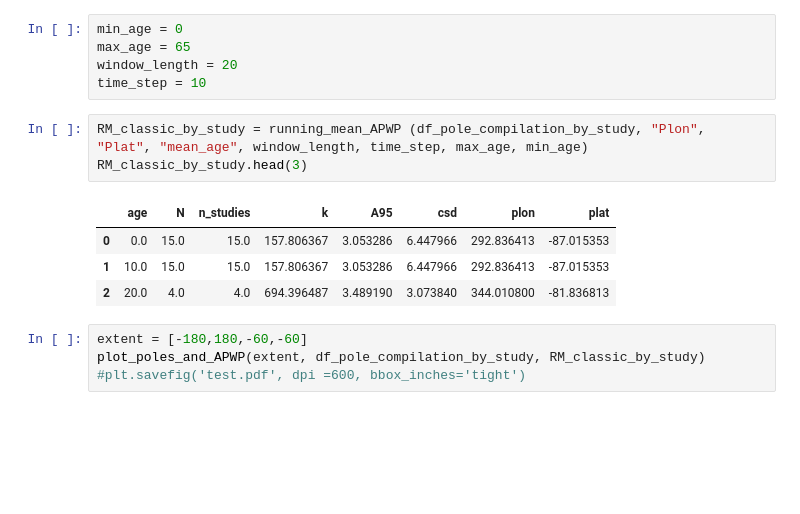
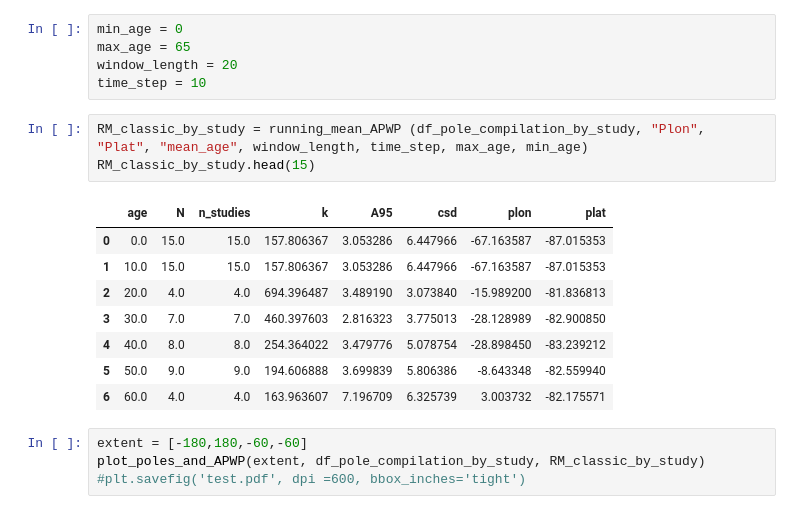
Before and after one commit to PolarWandering/Young_CEED, a Jupyter notebook: 2_APWP_conventional.ipynb, the cells around one changed output. Saved outputs shown, nothing was run; the diff lists cells and outputs as text; blank space fills up the shorter version.

```diff
--- a/2_APWP_conventional.ipynb
+++ b/2_APWP_conventional.ipynb
@@ -43,12 +43,16 @@ window_length = 20
 time_step = 10
 # %%
 RM_classic_by_study = running_mean_APWP (df_pole_compilation_by_study, "Plon", "Plat", "mean_age", window_length, time_step, max_age, min_age)
-RM_classic_by_study.head(3)
+RM_classic_by_study.head(15)
 # %% [output]
 |  | age | N | n_studies | k | A95 | csd | plon | plat |
-| 0 | 0.0 | 15.0 | 15.0 | 157.806367 | 3.053286 | 6.447966 | 292.836413 | -87.015353 |
-| 1 | 10.0 | 15.0 | 15.0 | 157.806367 | 3.053286 | 6.447966 | 292.836413 | -87.015353 |
-| 2 | 20.0 | 4.0 | 4.0 | 694.396487 | 3.489190 | 3.073840 | 344.010800 | -81.836813 |
+| 0 | 0.0 | 15.0 | 15.0 | 157.806367 | 3.053286 | 6.447966 | -67.163587 | -87.015353 |
+| 1 | 10.0 | 15.0 | 15.0 | 157.806367 | 3.053286 | 6.447966 | -67.163587 | -87.015353 |
+| 2 | 20.0 | 4.0 | 4.0 | 694.396487 | 3.489190 | 3.073840 | -15.989200 | -81.836813 |
+| 3 | 30.0 | 7.0 | 7.0 | 460.397603 | 2.816323 | 3.775013 | -28.128989 | -82.900850 |
+| 4 | 40.0 | 8.0 | 8.0 | 254.364022 | 3.479776 | 5.078754 | -28.898450 | -83.239212 |
+| 5 | 50.0 | 9.0 | 9.0 | 194.606888 | 3.699839 | 5.806386 | -8.643348 | -82.559940 |
+| 6 | 60.0 | 4.0 | 4.0 | 163.963607 | 7.196709 | 6.325739 | 3.003732 | -82.175571 |
 # %%
 extent = [-180,180,-60,-60]
 plot_poles_and_APWP(extent, df_pole_compilation_by_study, RM_classic_by_study)
```
Also changed, not shown: parts of 3 cells of this notebook.
